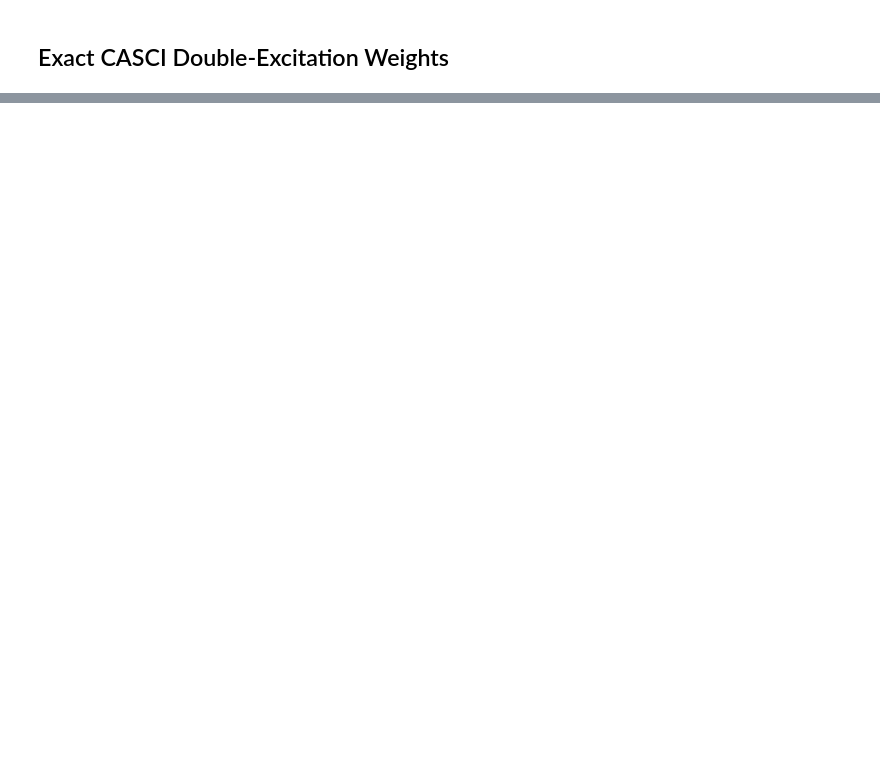
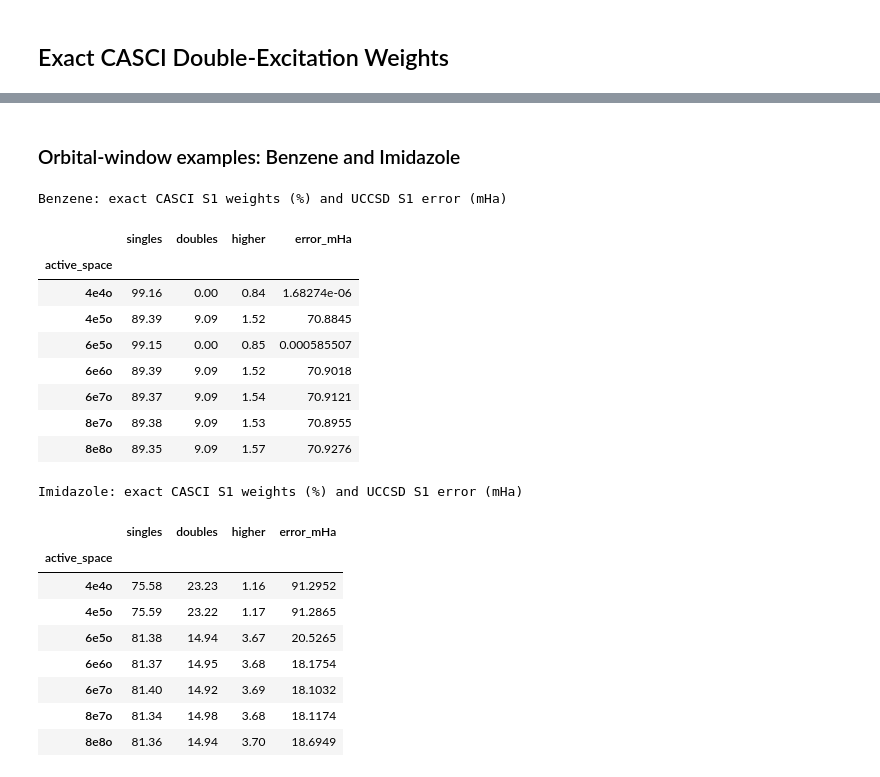
Before and after one commit to naythanyeo/qse-practical-analysis, a Jupyter notebook: notebooks/06_molecular_orbitals.ipynb, the cells around one changed output, grey strips where cells are left out. Drawn from its saved outputs; the diff is of its cells as text; code cells hidden in the pictures; blank space fills up the shorter version.

```diff
--- a/notebooks/06_molecular_orbitals.ipynb
+++ b/notebooks/06_molecular_orbitals.ipynb
@@ -244,0 +318,47 @@ show_scrollable_figs([low_state_double_weight_figure])
+# %% [markdown]
+### Orbital-window examples: Benzene and Imidazole
+# %%
+# Exact S1 composition and index-matched UCCSD errors for orbital-window examples.
+orbital_example_molecules = ["Benzene", "Imidazole"]
+orbital_example_errors = pd.read_csv(PROCESSED_DATAFRAMES_DIR / "uccsd_low_lying_state_errors.csv")
+df_orbital_window_examples = df_s1_active_space_composition[
+    df_s1_active_space_composition["molecule"].isin(orbital_example_molecules)
+].copy()
+df_orbital_window_examples["doubles"] = (
+    df_orbital_window_examples["paired_doubles"] + df_orbital_window_examples["mixed_doubles"]
+)
+df_orbital_window_examples = df_orbital_window_examples[
+    ["molecule", "active_space", "singles", "doubles", "higher"]
+].merge(
+    orbital_example_errors[["molecule", "active_space", "s1"]].rename(columns={"s1": "error_mHa"}),
+    on=["molecule", "active_space"], validate="one_to_one"
+)
+
+for molecule in orbital_example_molecules:
+    table = df_orbital_window_examples[
+        df_orbital_window_examples["molecule"] == molecule
+    ].drop(columns="molecule").set_index("active_space").reindex(WINDOW_ACTIVE_SPACES)
+    display(table.style.format({
+        "singles": "{:.2f}", "doubles": "{:.2f}", "higher": "{:.2f}", "error_mHa": "{:.6g}"
+    }).set_caption(f"{molecule}: exact CASCI S1 weights (%) and UCCSD S1 error (mHa)"))
+# %% [output]
+Benzene: exact CASCI S1 weights (%) and UCCSD S1 error (mHa)
+|  | singles | doubles | higher | error_mHa |
+| active_space |  |  |  |  |
+| 4e4o | 99.16 | 0.00 | 0.84 | 1.68274e-06 |
+| 4e5o | 89.39 | 9.09 | 1.52 | 70.8845 |
+| 6e5o | 99.15 | 0.00 | 0.85 | 0.000585507 |
+| 6e6o | 89.39 | 9.09 | 1.52 | 70.9018 |
+| 6e7o | 89.37 | 9.09 | 1.54 | 70.9121 |
+| 8e7o | 89.38 | 9.09 | 1.53 | 70.8955 |
+| 8e8o | 89.35 | 9.09 | 1.57 | 70.9276 |
+Imidazole: exact CASCI S1 weights (%) and UCCSD S1 error (mHa)
+|  | singles | doubles | higher | error_mHa |
+| active_space |  |  |  |  |
+| 4e4o | 75.58 | 23.23 | 1.16 | 91.2952 |
+| 4e5o | 75.59 | 23.22 | 1.17 | 91.2865 |
+| 6e5o | 81.38 | 14.94 | 3.67 | 20.5265 |
+| 6e6o | 81.37 | 14.95 | 3.68 | 18.1754 |
+| 6e7o | 81.40 | 14.92 | 3.69 | 18.1032 |
+| 8e7o | 81.34 | 14.98 | 3.68 | 18.1174 |
+| 8e8o | 81.36 | 14.94 | 3.70 | 18.6949 |
```
Also changed, not shown: parts of 3 cells of this notebook, 2 other files.
